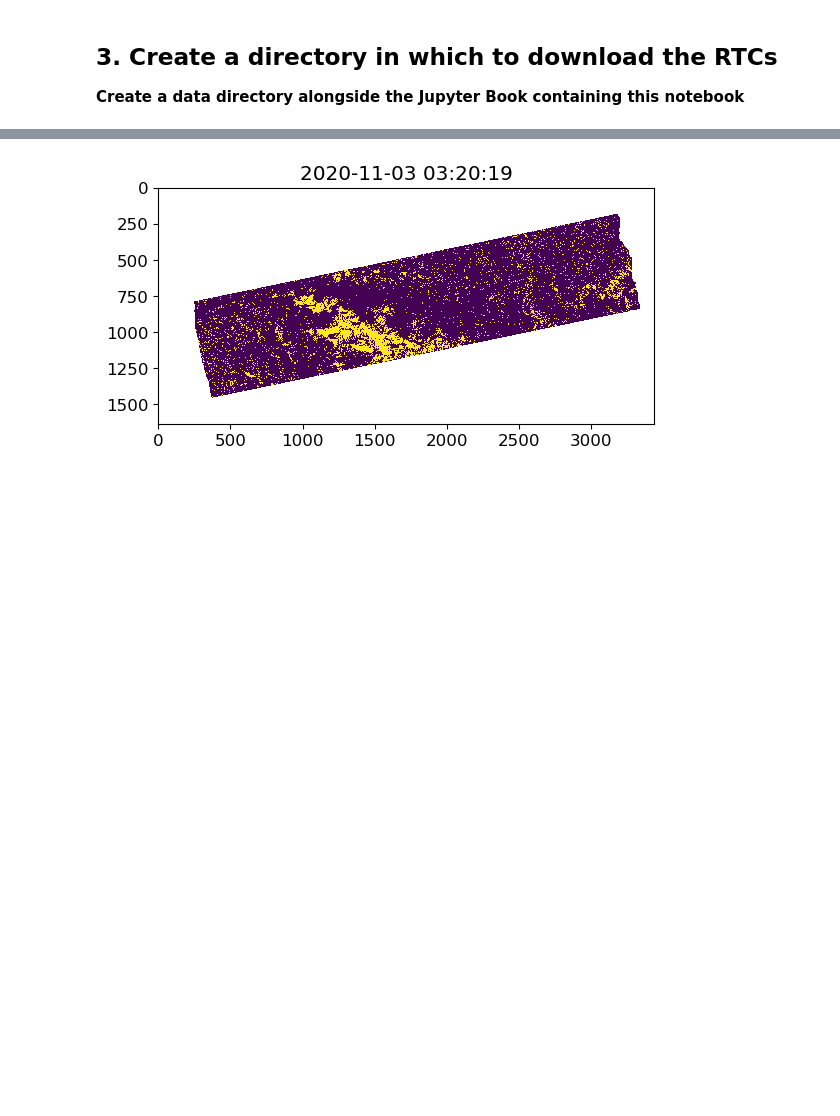
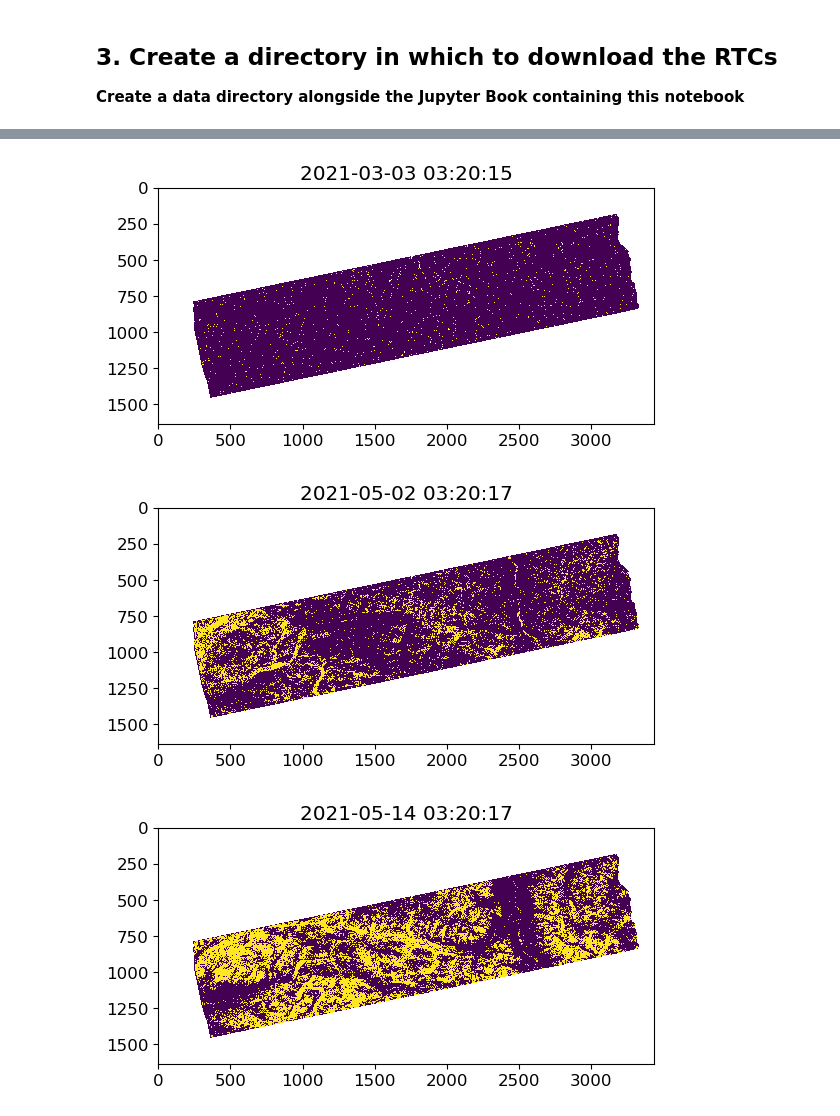
Before and after one commit to ASFOpenSARlab/opensarlab_NISAR_EA_Workshop_2024_1_Recipe_Book, a Jupyter notebook: OPERA/OPERA_RTC_timeseries_snow.ipynb, the cells around one changed output, grey strips where cells are left out. Drawn from its saved outputs; the diff is of its cells as text; code cells hidden in the pictures; blank space fills up the shorter version.

```diff
--- a/OPERA/OPERA_RTC_timeseries_snow.ipynb
+++ b/OPERA/OPERA_RTC_timeseries_snow.ipynb
@@ -65,7 +66,7 @@ PosixPath('/home/jovyan')
 # %%
 name = input("Enter the name of a directory to create, which will hold your downloaded RTCs")
-# data_dir = Path.cwd().parents[0]/name
-data_dir = Path.cwd()/name
+data_dir = Path.cwd().parents[1]/name
+# data_dir = Path.cwd()/name
 data_dir.mkdir(exist_ok=True)
 print(f"Data Directory: {data_dir}")
 # %% [output]
@@ -107,5 +87,5 @@ operaBurstID='T094_200134_IW2'
 # %%
-year = 2020
+year = 2021
 options = {
     'dataset': 'OPERA-S1',
     'start': f'{year}-01-01T00:00:00Z',
@@ -249,8 +186,13 @@ stackmeta
 # %%
-#example of opening a single image
-singleimage = gdal.Open(str(meta['imgfile'][15])).ReadAsArray()
+#example of opening a single image by imgind
 
-plt.figure()
-plt.imshow(dB(singleimage),vmin=-20,vmax=2)
+imgind = 15
+imgtype = 'imgfilecp' #use 'imgfilexp' for the VH image
+
+singleimage = gdal.Open(str(stackmeta[imgtype][imgind])).ReadAsArray()
+
+plt.figure(figsize=(10,5))
+plt.imshow(dB(singleimage),vmin=-20,vmax=2,cmap='gray')
 plt.colorbar()
+plt.title(stackmeta['imgdate'][imgind])
 # %% [output]
@@ -360,13 +314,14 @@ plt.colorbar()
 # %%
-#Plot melt in a single image
-imgind = 24
+#Plot melt in single images
+imgindlist = [5,10,11,12,15]
 
-singleimage = gdal.Open(str(stackmeta['imgfile'][imgind])).ReadAsArray()
-singleimage = dB(singleimage)
-meltmap = np.ma.masked_array(singleimage<meltth,mask=~mask)
-# meltmap[~mask]=np.nan
+for imgind in imgindlist:
+    singleimage = gdal.Open(str(stackmeta['imgfilecp'][imgind])).ReadAsArray()
+    singleimage = dB(singleimage)
+    meltmap = np.ma.masked_array(singleimage<meltth,mask=~mask)
+    # meltmap[~mask]=np.nan
 
-plt.figure()
-plt.imshow(meltmap,interpolation='nearest')
-plt.title(str(stackmeta['imgdate'].iloc[imgind]))
+    plt.figure()
+    plt.imshow(meltmap,interpolation='nearest')
+    plt.title((stackmeta['imgdate'].iloc[imgind]))
 # %% [output]
@@ -374 +328,3 @@ Text(0.5, 1.0, '2020-11-03 03:20:19')
-[figure, old version]
+[figure, new version]
+[figure, added]
+[figure, added]
```
Also changed, not shown: parts of 41 cells of this notebook, 1 other file.
